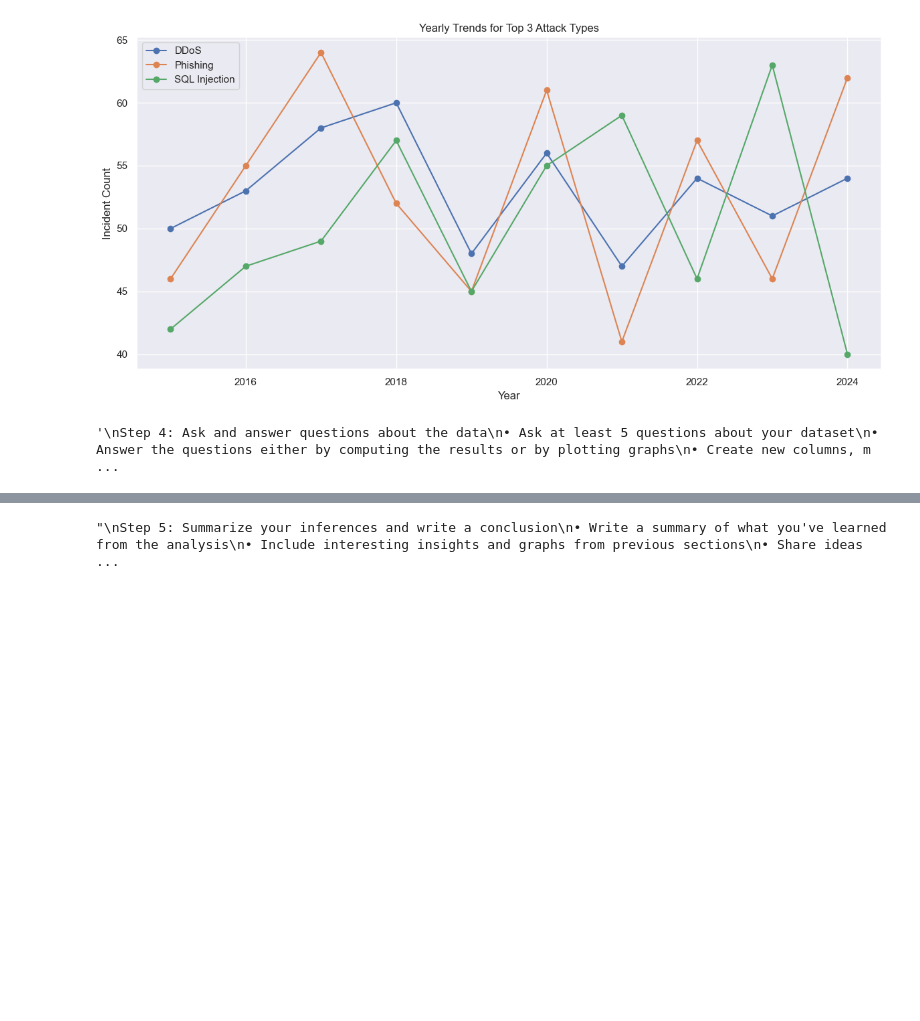
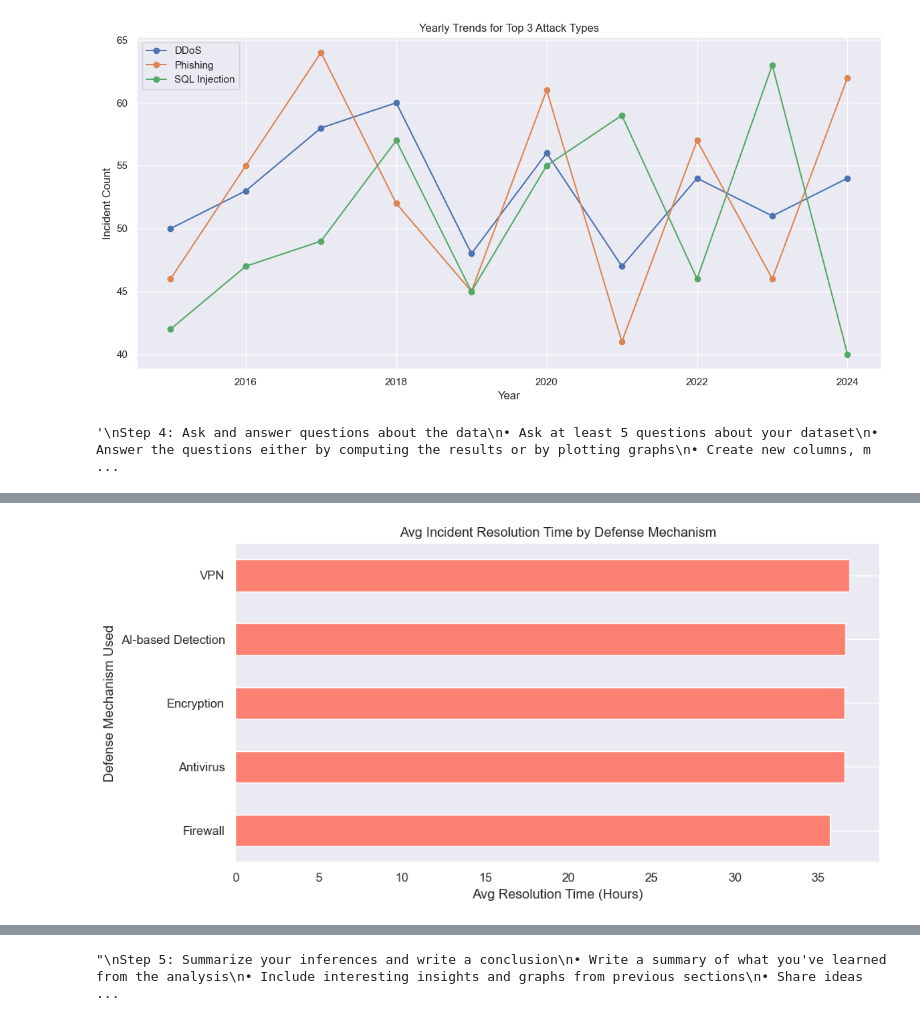
Before and after one commit to soObeibei/CPME255-CyberSecurity, a Jupyter notebook: project.ipynb, the cells around one changed output, grey strips where cells are left out. Drawn from its saved outputs; the diff is of its cells as text; code cells hidden in the pictures; blank space fills up the shorter version.

```diff
--- a/project.ipynb
+++ b/project.ipynb
@@ -357,0 +430,5 @@ whenever necessary
+# %%
+# Q2 Defense Effectiveness based on resolution time
+
+avg_resolution_by_defense = df.groupby('Defense Mechanism Used')['Incident Resolution Time (in Hours)'].mean().sort_values()
+print(avg_resolution_by_defense)
@@ -357,0 +443,11 @@ whenever necessary
+# %%
+# Plot average resolution time
+plt.figure(figsize=(10, 5))
+avg_resolution_by_defense.plot(kind='barh', color='salmon')
+plt.xlabel('Avg Resolution Time (Hours)')
+plt.title('Avg Incident Resolution Time by Defense Mechanism')
+plt.grid(axis='x')
+plt.tight_layout()
+plt.show()
+# %% [output]
+[figure, added]
```
Also changed, not shown: parts of 28 cells of this notebook.
